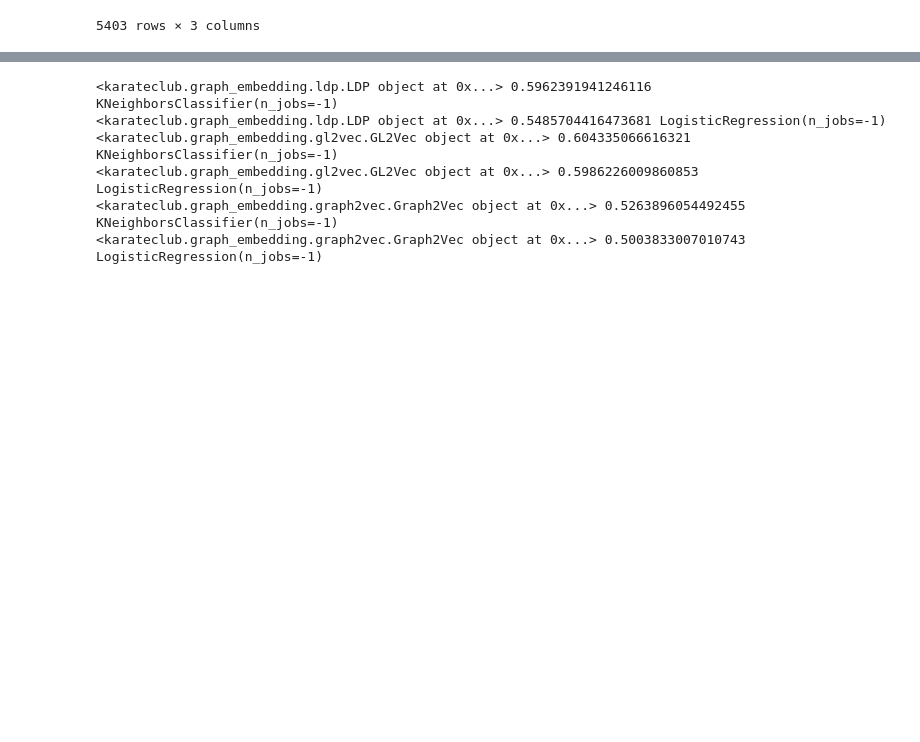
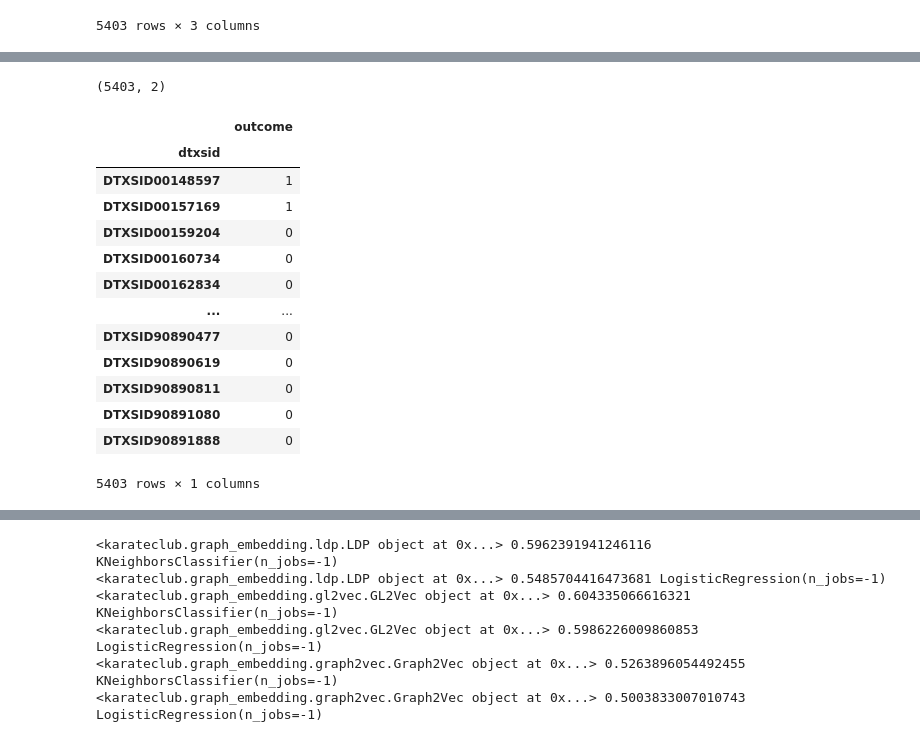
Before and after one commit to patlewig/metgraph_survey, a Jupyter notebook: notebooks/03-Graph_Embeddings.ipynb, the cells around one changed output, grey strips where cells are left out. Drawn from its saved outputs; the diff is of its cells as text; code cells hidden in the pictures; blank space fills up the shorter version.

```diff
--- a/notebooks/03-Graph_Embeddings.ipynb
+++ b/notebooks/03-Graph_Embeddings.ipynb
@@ -17,4 +18,9 @@ warnings.filterwarnings("ignore")
 import os
 import matplotlib.pyplot as plt
 # %%
-TOP = os.getcwd().replace('notebooks', '')
+TOP = Path.cwd().as_posix().replace('notebooks','')
+raw_dir = Path(TOP) / 'data' /'raw'
+external_dir = Path(TOP) / 'data' /'external'
+interim_dir = Path(TOP) / 'data' /'interim'
+processed_dir = Path(TOP) /'data' / 'processed'
+figures_dir = Path(TOP)/ 'reports'/'figures'
@@ -25,5 +27,5 @@ figures_dir = TOP + 'reports/figures/'
 # %%
-genetox_outcomes = pd.read_csv(processed_dir+'genetox_outcomes.csv',index_col=0)
+genetox_outcomes = pd.read_csv(raw_dir/'genetox_outcomes.csv',index_col=0)
 genetox_outcomes
 # %% [output]
 |  | DTXSID | outcome | SMILES |
@@ -42,6 +44,8 @@ genetox_outcomes
 # %%
 
 smile_outcome_dict = dict(zip(list(genetox_outcomes.SMILES),list(genetox_outcomes.outcome)))
+# %%
+gentox_dict = {k:v for k,v in zip(genetox_outcomes['DTXSID'], genetox_outcomes['outcome'])}
 # %%
 fps = []
 for smile in list(smile_outcome_dict.keys()):
@@ -97,3 +129,24 @@ for model in [karateclub.LDP(), karateclub.GL2Vec(), karateclub.Graph2Vec(attrib
+# %%
+results['ldp'][0].shape
+# %% [output]
+(5403, 2)
+# %%
+pd.DataFrame(list(gentox_dict.items()), columns = ['dtxsid', 'outcome']).set_index('dtxsid')
+# %% [output]
+|  | outcome |
+| dtxsid |  |
+| DTXSID00148597 | 1 |
+| DTXSID00157169 | 1 |
+| DTXSID00159204 | 0 |
+| DTXSID00160734 | 0 |
+| DTXSID00162834 | 0 |
+| ... | ... |
+| DTXSID90890477 | 0 |
+| DTXSID90890619 | 0 |
+| DTXSID90890811 | 0 |
+| DTXSID90891080 | 0 |
+| DTXSID90891888 | 0 |
+5403 rows × 1 columns
 # %%
 mydfs = []
 for k, v in results.items():
```
Also changed, not shown: parts of 31 cells of this notebook, 58 other files.
